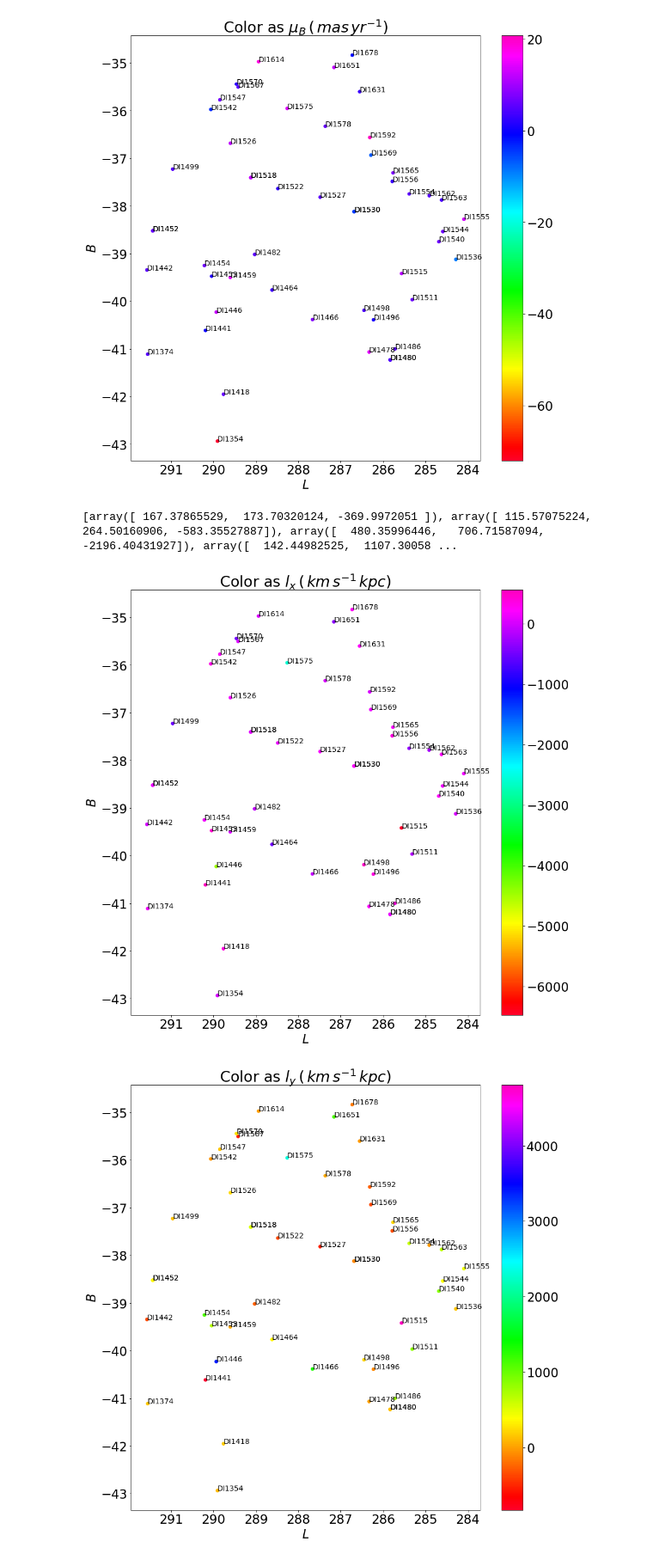
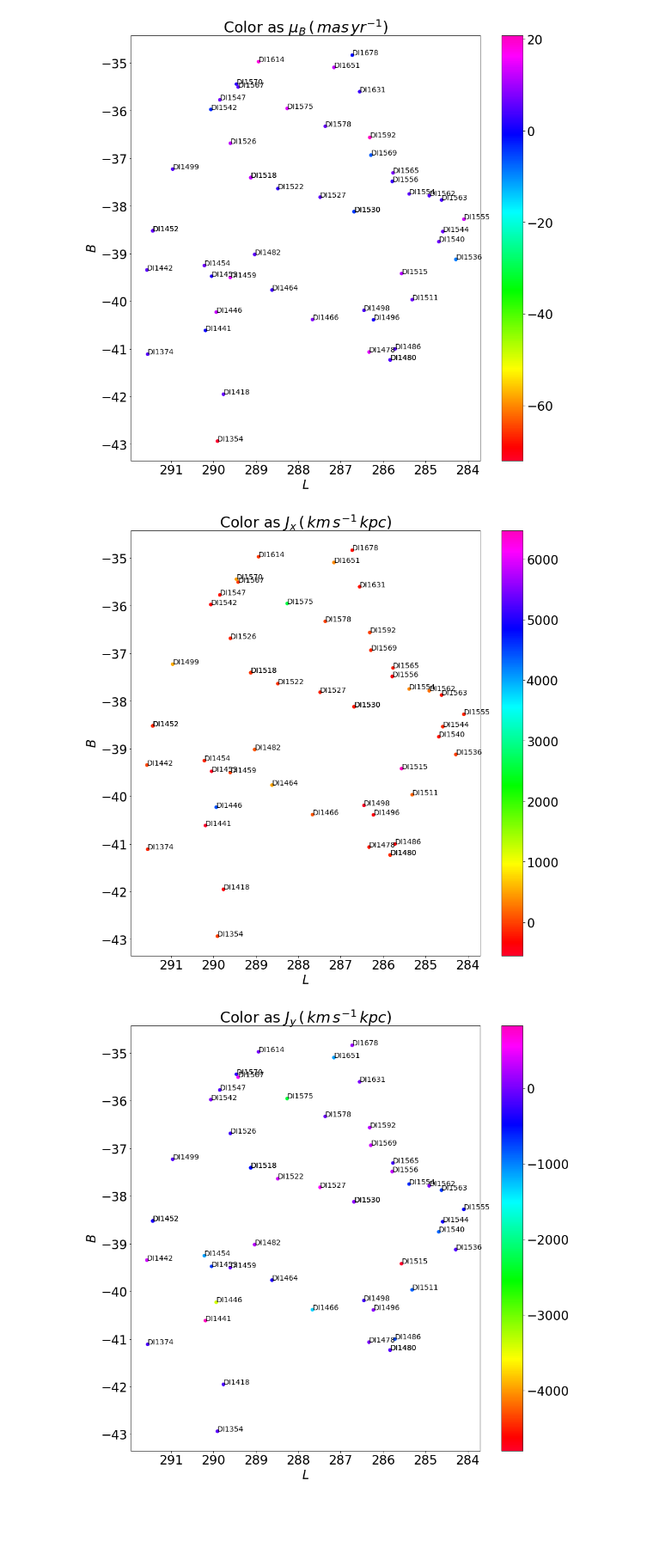
Before and after one commit to JoshuaPovick/MS_young, a Jupyter notebook: galactocentric_velocity.ipynb, the cells around one changed output. Shown at 86% size. Saved outputs shown, nothing was run; the diff lists cells and outputs as text; code cells hidden in the pictures; blank space fills up the shorter version.

Commit message:
new plots

```diff
--- a/galactocentric_velocity.ipynb
+++ b/galactocentric_velocity.ipynb
@@ -5,7 +5,7 @@ import numpy as np
 import matplotlib as mpl
 import matplotlib.pyplot as plt
 %matplotlib inline
-matplotlib.rcParams.update({'font.size': 24})
+mpl.rcParams.update({'font.size': 24})
 #from astropy.visualization import astropy_mpl_style
 #plt.style.use(astropy_mpl_style)
 import astropy.coordinates as coord
@@ -330,53 +341,62 @@ l = []
 for i in range(len(galact)):
     r = [galact[i][0].x.value/1000,galact[i][0].y.value/1000,galact[i][0].z.value/1000]
     v = [galact[i][0].v_x.value,galact[i][0].v_y.value,galact[i][0].v_z.value]
-    l.append(np.cross(r,v))
-print(l)
+    l.append(-1*np.cross(r,v)) #negative sign due to left-handed galactic coordinates
+#print(l)
-# %% [output]
-[array([ 167.37865529,  173.70320124, -369.9972051 ]), array([ 115.57075224,  264.50160906, -583.35527887]), array([  480.35996446,   706.71587094, -2196.40431927]), array([  142.44982525,  1107.30058 ...
 # %%
 #Angular momentum COM is the Galactic center
-lx = []
-ly = []
-lz = []
+jx = []
+jy = []
+jz = []
 
 for i in range(len(l)):
-    lx.append(l[i][0])
-    ly.append(l[i][1])
-    lz.append(l[i][2])
+    jx.append(l[i][0])
+    jy.append(l[i][1])
+    jz.append(l[i][2])
 
 plt.figure(figsize = (15,15))
-plt.scatter(heir['GLON'],heir['GLAT'],c=lx,cmap='gist_rainbow')
+plt.scatter(heir['GLON'],heir['GLAT'],c=jx,cmap='gist_rainbow')
 plt.colorbar()
 plt.xlabel(r'$L$')
 plt.ylabel(r'$B$')
-plt.title(r'Color as $l_{x}\, (\,km\,s^{-1}\,kpc)$')
+plt.title(r'Color as $J_{x}\, (\,km\,s^{-1}\,kpc)$')
 for i in range(len(heir)):
     plt.text(heir['GLON'][i],heir['GLAT'][i],heir['NAME'][i],fontsize=14)
 plt.gca().invert_xaxis()
 plt.show()
 
 plt.figure(figsize = (15,15))
-plt.scatter(heir['GLON'],heir['GLAT'],c=ly,cmap='gist_rainbow')
+plt.scatter(heir['GLON'],heir['GLAT'],c=jy,cmap='gist_rainbow')
 plt.colorbar()
 plt.xlabel(r'$L$')
 plt.ylabel(r'$B$')
-plt.title(r'Color as $l_{y}\, (\,km\,s^{-1}\,kpc)$')
+plt.title(r'Color as $J_{y}\, (\,km\,s^{-1}\,kpc)$')
 for i in range(len(heir)):
     plt.text(heir['GLON'][i],heir['GLAT'][i],heir['NAME'][i],fontsize=14)
 plt.gca().invert_xaxis()
 plt.show()
 
 plt.figure(figsize = (15,15))
-plt.scatter(heir['GLON'],heir['GLAT'],c=lz,cmap='gist_rainbow')
+plt.scatter(heir['GLON'],heir['GLAT'],c=jz,cmap='gist_rainbow')
 plt.colorbar()
 plt.xlabel(r'$L$')
 plt.ylabel(r'$B$')
-plt.title(r'Color as $l_{z}\, (\,km\,s^{-1}\,kpc)$')
+plt.title(r'Color as $J_{z}\, (\,km\,s^{-1}\,kpc)$')
 for i in range(len(heir)):
     plt.text(heir['GLON'][i],heir['GLAT'][i],heir['NAME'][i],fontsize=14)
 plt.gca().invert_xaxis()
 plt.show()
+
+plt.figure(figsize = (15,15))
+plt.scatter(lms,jz,c=np.reciprocal(heir['parallax']+0.052),cmap='gist_rainbow')
+plt.colorbar()
+plt.xlabel(r'$L$')
+plt.ylabel(r'$J_{z}\, (\,km\,s^{-1}\,kpc)$')
+plt.title(r'Color as distance $(kpc)$')
+for i in range(len(heir)):
+    plt.text(lms[i],np.array(jz)[i],heir['NAME'][i],fontsize=14)
+plt.gca().invert_xaxis()
+plt.show()
 # %% [output]
-[figure, old version]
+[figure, new version]
-[figure, old version]
+[figure, new version]
```
Also changed, not shown: parts of 16 cells of this notebook.
